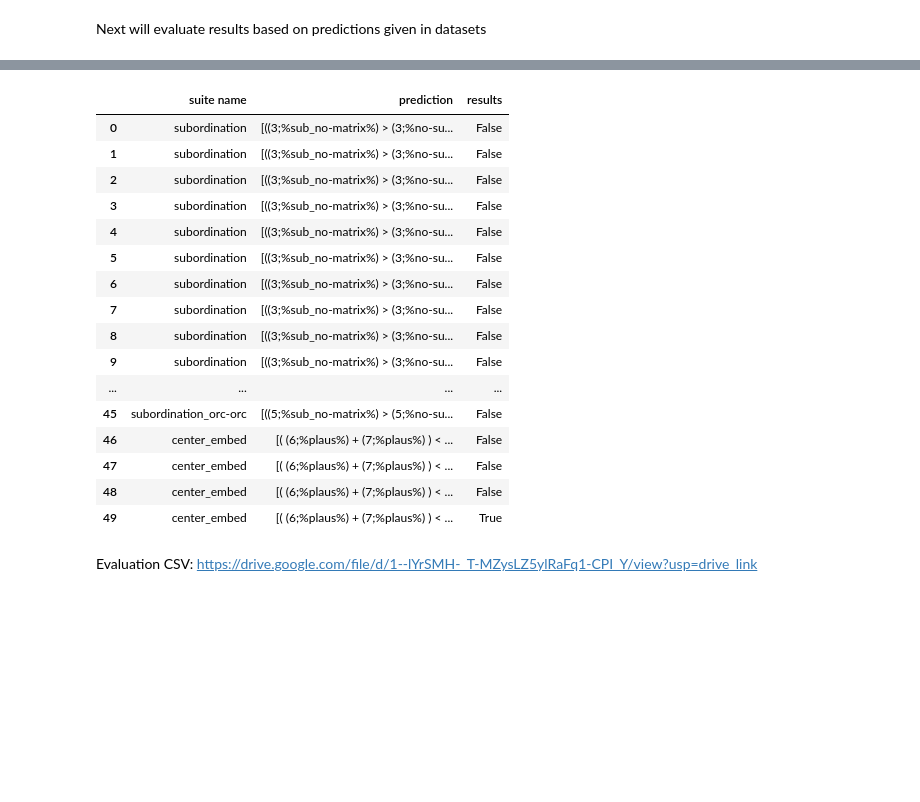
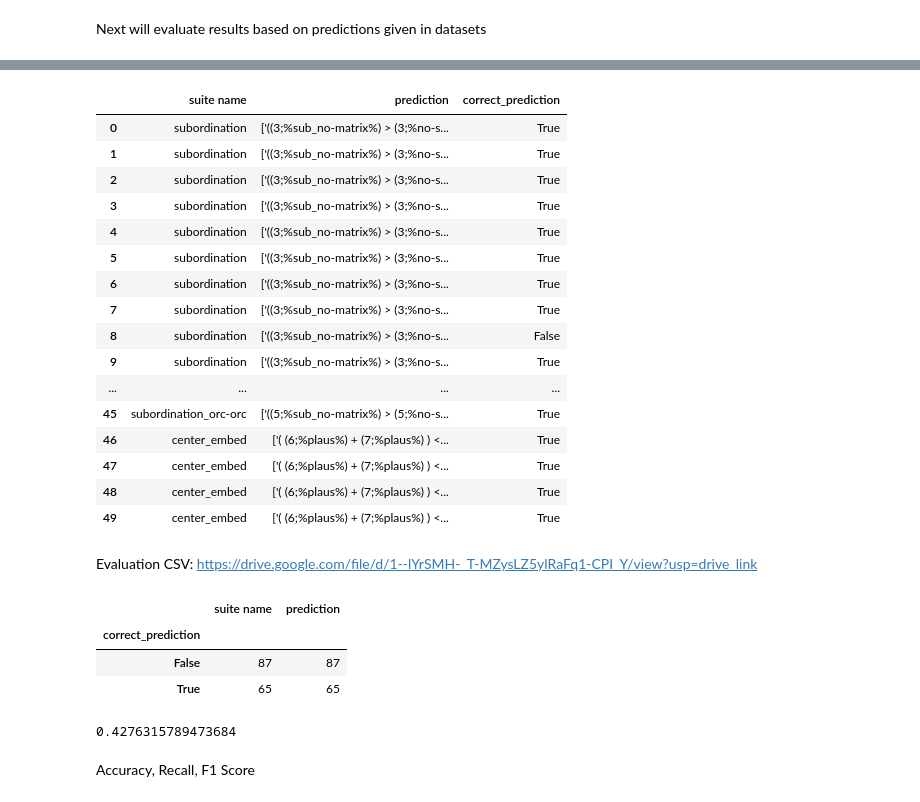
Before and after one commit to k-smyk/behavioral_evals_rl, a Jupyter notebook: SyntaxGym-7b/SyntaxGym_7b.ipynb, the cells around one changed output, grey strips where cells are left out. Drawn from its saved outputs; the diff is of its cells as text; code cells hidden in the pictures; blank space fills up the shorter version.

Commit message:
updated formatting of eval csvs

```diff
--- a/SyntaxGym-7b/SyntaxGym_7b.ipynb
+++ b/SyntaxGym-7b/SyntaxGym_7b.ipynb
@@ -351,0 +345,22 @@ df.head()
+# %%
+df = pd.read_csv('/content/drive/My Drive/RLProject/SyntaxGym_7b.csv')
+# convert tensors in dataframe
+
+def remove_tensor(df, column_name):
+    # Define a regular expression pattern to extract the number inside the parenthesis
+    pattern = r'tensor\((-?\d+\.\d+)\)'
+
+    # Extract the number from the column using the defined pattern
+    df['temp'] = df[column_name].str.extract(pattern)
+
+    # Replace the 'tensor()' part with an empty string
+    df[column_name] = df[column_name].str.replace(r'tensor\((-?\d+\.\d+)\)', r'\1')
+
+    # Drop the temporary column
+    df.drop(columns=['temp'], inplace=True)
+
+    return df
+
+df = remove_tensor(df, 'log_prob')
+
+df.head()
@@ -419,6 +441,15 @@ def cleft_eval(task_df):
   log_prob_vp_mismatch2 = task_df.loc[task_df['condition'] == 'vp_mismatch', 'log_prob'].iloc[1]
   log_prob_vp_match1 = task_df.loc[task_df['condition'] == 'vp_match', 'log_prob'].iloc[0]
   log_prob_vp_match2 = task_df.loc[task_df['condition'] == 'vp_match', 'log_prob'].iloc[1]
+
+  #apparently need to convert to numerical values
+  log_prob_np_mismatch = pd.to_numeric(log_prob_np_mismatch)
+  log_prob_np_match = pd.to_numeric(log_prob_np_match)
+  log_prob_vp_mismatch1 = pd.to_numeric(log_prob_vp_mismatch1)
+  log_prob_vp_mismatch2 = pd.to_numeric(log_prob_vp_mismatch2)
+  log_prob_vp_match1 = pd.to_numeric(log_prob_vp_match1)
+  log_prob_vp_match2 = pd.to_numeric(log_prob_vp_match2)
+
   result = (log_prob_np_mismatch - log_prob_np_match) + ((log_prob_vp_mismatch1 + log_prob_vp_mismatch2) - (log_prob_vp_match1 + log_prob_vp_match2)) > 0
   return result
 # %%
@@ -484,26 +499,26 @@ done!
 # %%
 
 
-eval_df = pd.DataFrame(list(zip(suite_name_list_df, prediction_list_df,results_list_df)), columns = ['suite name','prediction', 'results'])
+eval_df = pd.DataFrame(list(zip(suite_name_list_df, prediction_list_df,results_list_df)), columns = ['suite name','prediction', 'correct_prediction'])
 
 eval_df.head(50)
 # %% [output]
-|  | suite name | prediction | results |
-| 0 | subordination | [((3;%sub_no-matrix%) > (3;%no-su... | False |
-| 1 | subordination | [((3;%sub_no-matrix%) > (3;%no-su... | False |
-| 2 | subordination | [((3;%sub_no-matrix%) > (3;%no-su... | False |
-| 3 | subordination | [((3;%sub_no-matrix%) > (3;%no-su... | False |
-| 4 | subordination | [((3;%sub_no-matrix%) > (3;%no-su... | False |
-| 5 | subordination | [((3;%sub_no-matrix%) > (3;%no-su... | False |
-| 6 | subordination | [((3;%sub_no-matrix%) > (3;%no-su... | False |
-| 7 | subordination | [((3;%sub_no-matrix%) > (3;%no-su... | False |
-| 8 | subordination | [((3;%sub_no-matrix%) > (3;%no-su... | False |
-| 9 | subordination | [((3;%sub_no-matrix%) > (3;%no-su... | False |
+|  | suite name | prediction | correct_prediction |
+| 0 | subordination | ['((3;%sub_no-matrix%) > (3;%no-s... | True |
+| 1 | subordination | ['((3;%sub_no-matrix%) > (3;%no-s... | True |
+| 2 | subordination | ['((3;%sub_no-matrix%) > (3;%no-s... | True |
+| 3 | subordination | ['((3;%sub_no-matrix%) > (3;%no-s... | True |
+| 4 | subordination | ['((3;%sub_no-matrix%) > (3;%no-s... | True |
+| 5 | subordination | ['((3;%sub_no-matrix%) > (3;%no-s... | True |
+| 6 | subordination | ['((3;%sub_no-matrix%) > (3;%no-s... | True |
+| 7 | subordination | ['((3;%sub_no-matrix%) > (3;%no-s... | True |
+| 8 | subordination | ['((3;%sub_no-matrix%) > (3;%no-s... | False |
+| 9 | subordination | ['((3;%sub_no-matrix%) > (3;%no-s... | True |
 | ... | ... | ... | ... |
-| 45 | subordination_orc-orc | [((5;%sub_no-matrix%) > (5;%no-su... | False |
-| 46 | center_embed | [( (6;%plaus%) + (7;%plaus%) ) < ... | False |
-| 47 | center_embed | [( (6;%plaus%) + (7;%plaus%) ) < ... | False |
-| 48 | center_embed | [( (6;%plaus%) + (7;%plaus%) ) < ... | False |
-| 49 | center_embed | [( (6;%plaus%) + (7;%plaus%) ) < ... | True |
+| 45 | subordination_orc-orc | ['((5;%sub_no-matrix%) > (5;%no-s... | True |
+| 46 | center_embed | ['( (6;%plaus%) + (7;%plaus%) ) <... | True |
+| 47 | center_embed | ['( (6;%plaus%) + (7;%plaus%) ) <... | True |
+| 48 | center_embed | ['( (6;%plaus%) + (7;%plaus%) ) <... | True |
+| 49 | center_embed | ['( (6;%plaus%) + (7;%plaus%) ) <... | True |
 # %%
 
@@ -511,2 +526,16 @@ eval_df.to_csv('/content/drive/My Drive/RLProject/SyntaxGym_llama2_7b_eval.csv',
 # %% [markdown]
 Evaluation CSV: https://drive.google.com/file/d/1--lYrSMH-_T-MZysLZ5ylRaFq1-CPI_Y/view?usp=drive_link
+# %%
+accuracy_df = eval_df.groupby('correct_prediction').count()
+accuracy_df
+# %% [output]
+|  | suite name | prediction |
+| correct_prediction |  |  |
+| False | 87 | 87 |
+| True | 65 | 65 |
+# %%
+print(65/(144+8))
+# %% [output]
+0.4276315789473684
+# %% [markdown]
+Accuracy, Recall, F1 Score
```
Also changed, not shown: parts of 8 cells of this notebook, 4 other files.
